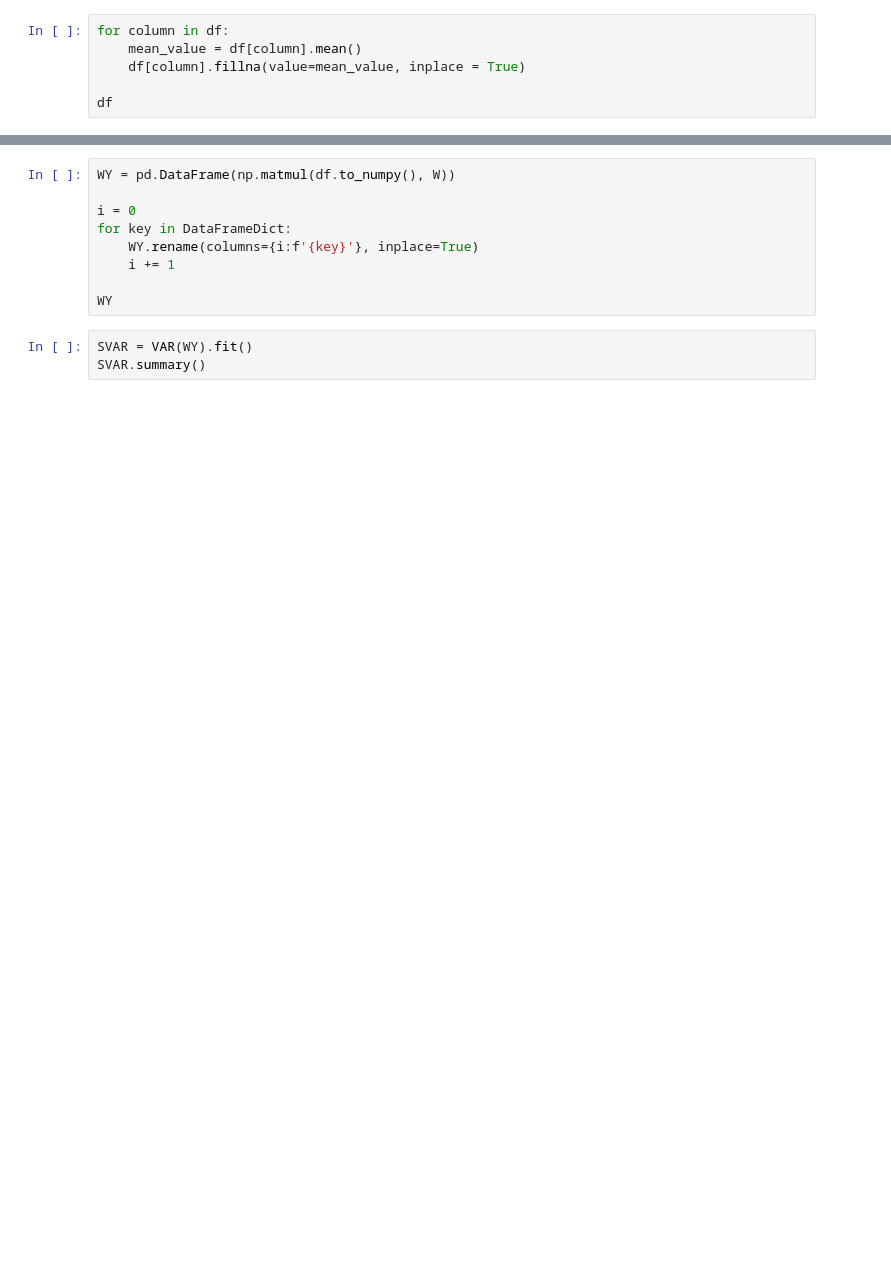
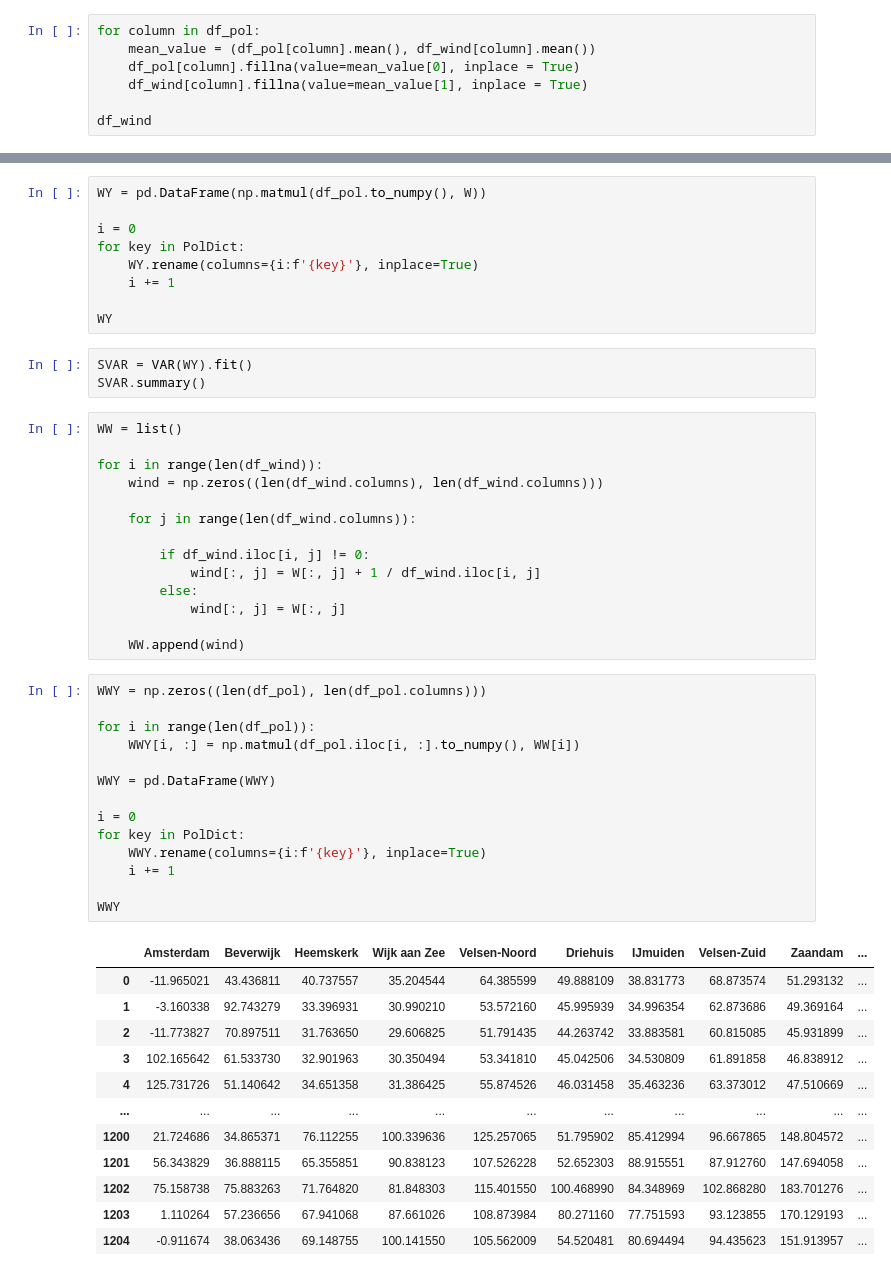
Before and after one commit to AGLamb/Thesis-Code, a Jupyter notebook: EDA.ipynb, the cells around one changed output, grey strips where cells are left out. Saved outputs shown, nothing was run; the diff lists cells and outputs as text; blank space fills up the shorter version.

```diff
--- a/EDA.ipynb
+++ b/EDA.ipynb
@@ -163,6 +198,7 @@ for key in DataFrameDict:
 # %%
-for column in df:
-    mean_value = df[column].mean()
-    df[column].fillna(value=mean_value, inplace = True)
+for column in df_pol:
+    mean_value = (df_pol[column].mean(), df_wind[column].mean())
+    df_pol[column].fillna(value=mean_value[0], inplace = True)
+    df_wind[column].fillna(value=mean_value[1], inplace = True)
 
-df
+df_wind
@@ -171,8 +222,8 @@ VARModel = VAR(df).fit()
 # %%
-WY = pd.DataFrame(np.matmul(df.to_numpy(), W))
+WY = pd.DataFrame(np.matmul(df_pol.to_numpy(), W))
 
 i = 0
-for key in DataFrameDict:
+for key in PolDict:
     WY.rename(columns={i:f'{key}'}, inplace=True)
     i += 1
 
@@ -180,3 +231,44 @@ WY
 # %%
 SVAR = VAR(WY).fit()
 SVAR.summary()
+# %%
+WW = list()
+
+for i in range(len(df_wind)):
+    wind = np.zeros((len(df_wind.columns), len(df_wind.columns)))
+
+    for j in range(len(df_wind.columns)):
+
+        if df_wind.iloc[i, j] != 0:
+            wind[:, j] = W[:, j] + 1 / df_wind.iloc[i, j]
+        else:
+            wind[:, j] = W[:, j]
+
+    WW.append(wind)
+# %%
+WWY = np.zeros((len(df_pol), len(df_pol.columns)))
+
+for i in range(len(df_pol)):
+    WWY[i, :] = np.matmul(df_pol.iloc[i, :].to_numpy(), WW[i])
+
+WWY = pd.DataFrame(WWY)
+
+i = 0
+for key in PolDict:
+    WWY.rename(columns={i:f'{key}'}, inplace=True)
+    i += 1
+
+WWY
+# %% [output]
+|  | Amsterdam | Beverwijk | Heemskerk | Wijk aan Zee | Velsen-Noord | Driehuis | IJmuiden | Velsen-Zuid | Zaandam | ... |
+| 0 | -11.965021 | 43.436811 | 40.737557 | 35.204544 | 64.385599 | 49.888109 | 38.831773 | 68.873574 | 51.293132 | ... |
+| 1 | -3.160338 | 92.743279 | 33.396931 | 30.990210 | 53.572160 | 45.995939 | 34.996354 | 62.873686 | 49.369164 | ... |
+| 2 | -11.773827 | 70.897511 | 31.763650 | 29.606825 | 51.791435 | 44.263742 | 33.883581 | 60.815085 | 45.931899 | ... |
+| 3 | 102.165642 | 61.533730 | 32.901963 | 30.350494 | 53.341810 | 45.042506 | 34.530809 | 61.891858 | 46.838912 | ... |
+| 4 | 125.731726 | 51.140642 | 34.651358 | 31.386425 | 55.874526 | 46.031458 | 35.463236 | 63.373012 | 47.510669 | ... |
+| ... | ... | ... | ... | ... | ... | ... | ... | ... | ... | ... |
+| 1200 | 21.724686 | 34.865371 | 76.112255 | 100.339636 | 125.257065 | 51.795902 | 85.412994 | 96.667865 | 148.804572 | ... |
+| 1201 | 56.343829 | 36.888115 | 65.355851 | 90.838123 | 107.526228 | 52.652303 | 88.915551 | 87.912760 | 147.694058 | ... |
+| 1202 | 75.158738 | 75.883263 | 71.764820 | 81.848303 | 115.401550 | 100.468990 | 84.348969 | 102.868280 | 183.701276 | ... |
+| 1203 | 1.110264 | 57.236656 | 67.941068 | 87.661026 | 108.873984 | 80.271160 | 77.751593 | 93.123855 | 170.129193 | ... |
+| 1204 | -0.911674 | 38.063436 | 69.148755 | 100.141550 | 105.562009 | 54.520481 | 80.694494 | 94.435623 | 151.913957 | ... |
```
Also changed, not shown: parts of 17 cells of this notebook.
